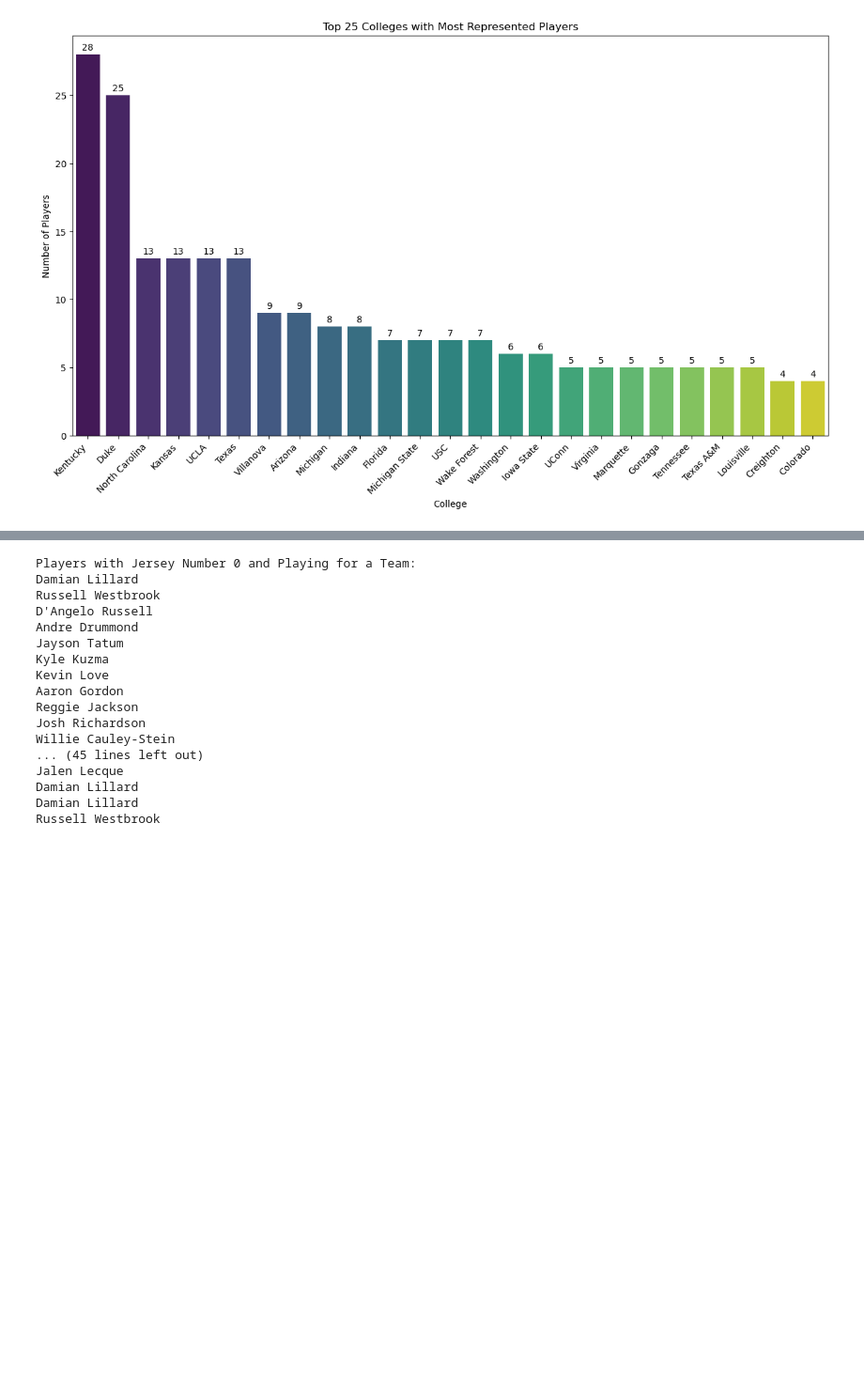
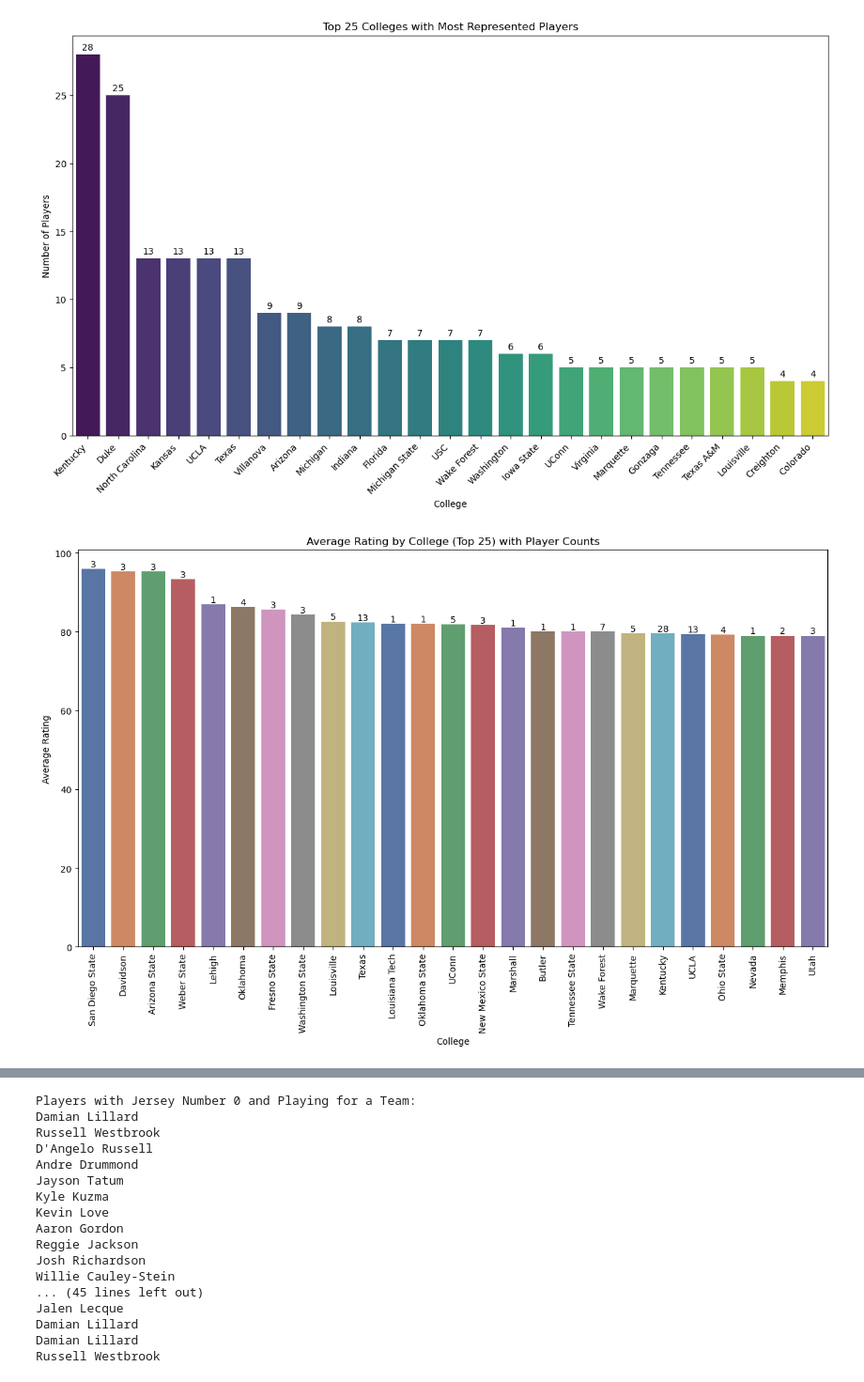
Before and after one commit to denizsimsek8/DATA-SCIENCE-PROJECT, a Jupyter notebook: NBA2K20.ipynb, the cells around one changed output, grey strips where cells are left out. Shown at 94% size. Saved outputs shown, nothing was run; the diff lists cells and outputs as text; code cells hidden in the pictures; blank space fills up the shorter version.

```diff
--- a/NBA2K20.ipynb
+++ b/NBA2K20.ipynb
@@ -367,6 +480,28 @@ for p in ax.patches:
 plt.show()
 # %% [output]
 [figure]
+# %%
+# Her kolejdeki oyuncuların rating ortalamasını ve oyuncu sayısını hesaplama
+college_stats = data.groupby('college').agg({'rating': 'mean', 'player_name': 'count'})
+college_stats = college_stats.sort_values(by='rating', ascending=False).head(25)
+
+# Sadece ilk 15 kolej için veriyi içeren çubuk grafiği oluşturma
+
+plt.figure(figsize=(15, 8))
+ax = sns.barplot(x=college_stats.index, y=college_stats['rating'], palette='deep')
+plt.xticks(rotation=90)
+plt.xlabel('College')
+plt.ylabel('Average Rating')
+plt.title('Average Rating by College (Top 25) with Player Counts')
+
+# Oyuncu sayılarını çubukların üzerine ekleme
+
+for i, v in enumerate(college_stats['player_name']):
+    ax.text(i, college_stats['rating'].iloc[i] + 0.01, str(v), ha='center', va='bottom', color='black')
+
+plt.show()
+# %% [output]
+[figure, added]
 # %%
 # Veri çerçevesini oluşturma (örnek olarak "jersey" sütunu kullanılıyor)
 jersey_data = data['jersey']
```
Also changed, not shown: parts of 32 cells of this notebook.
